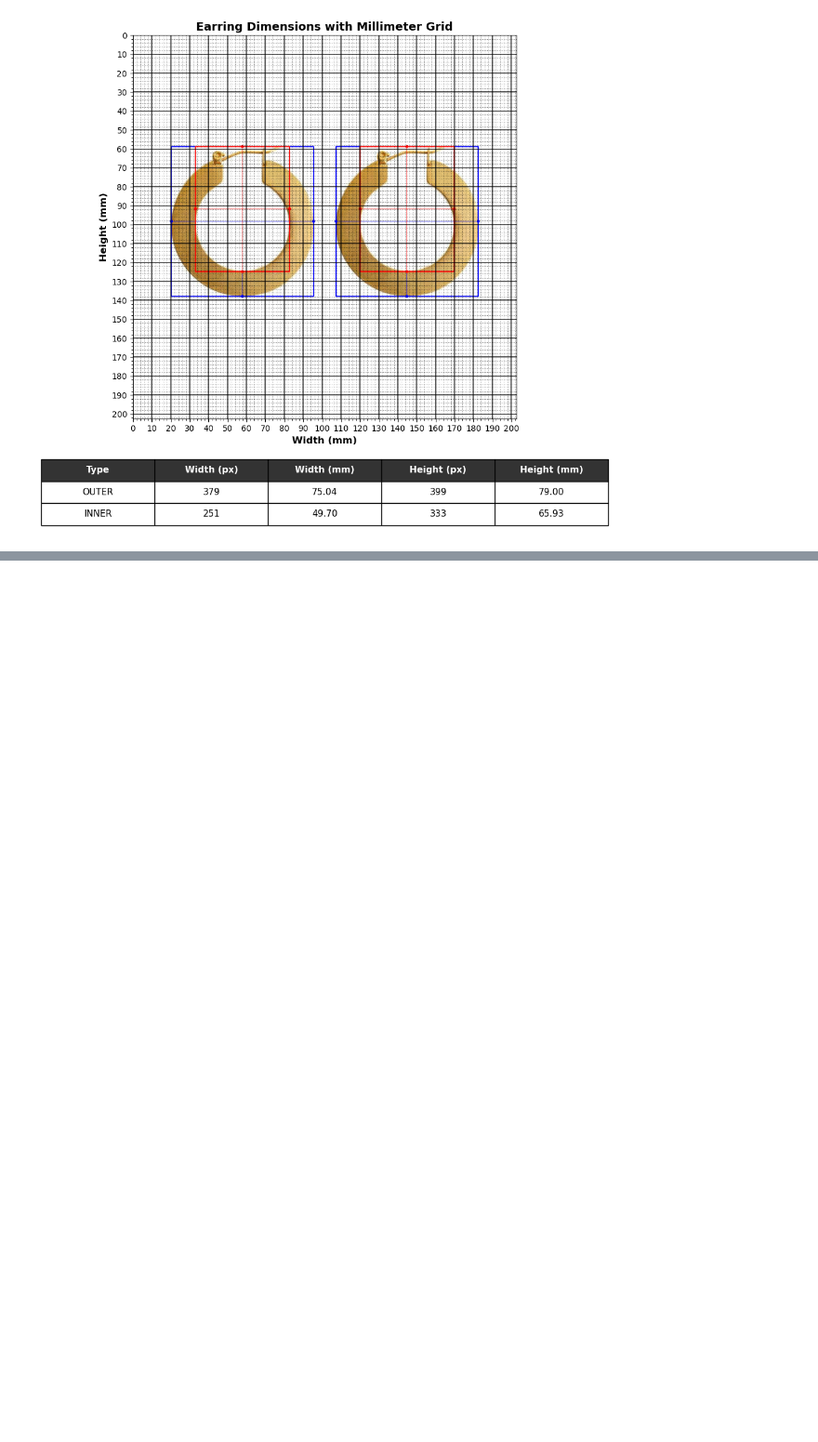
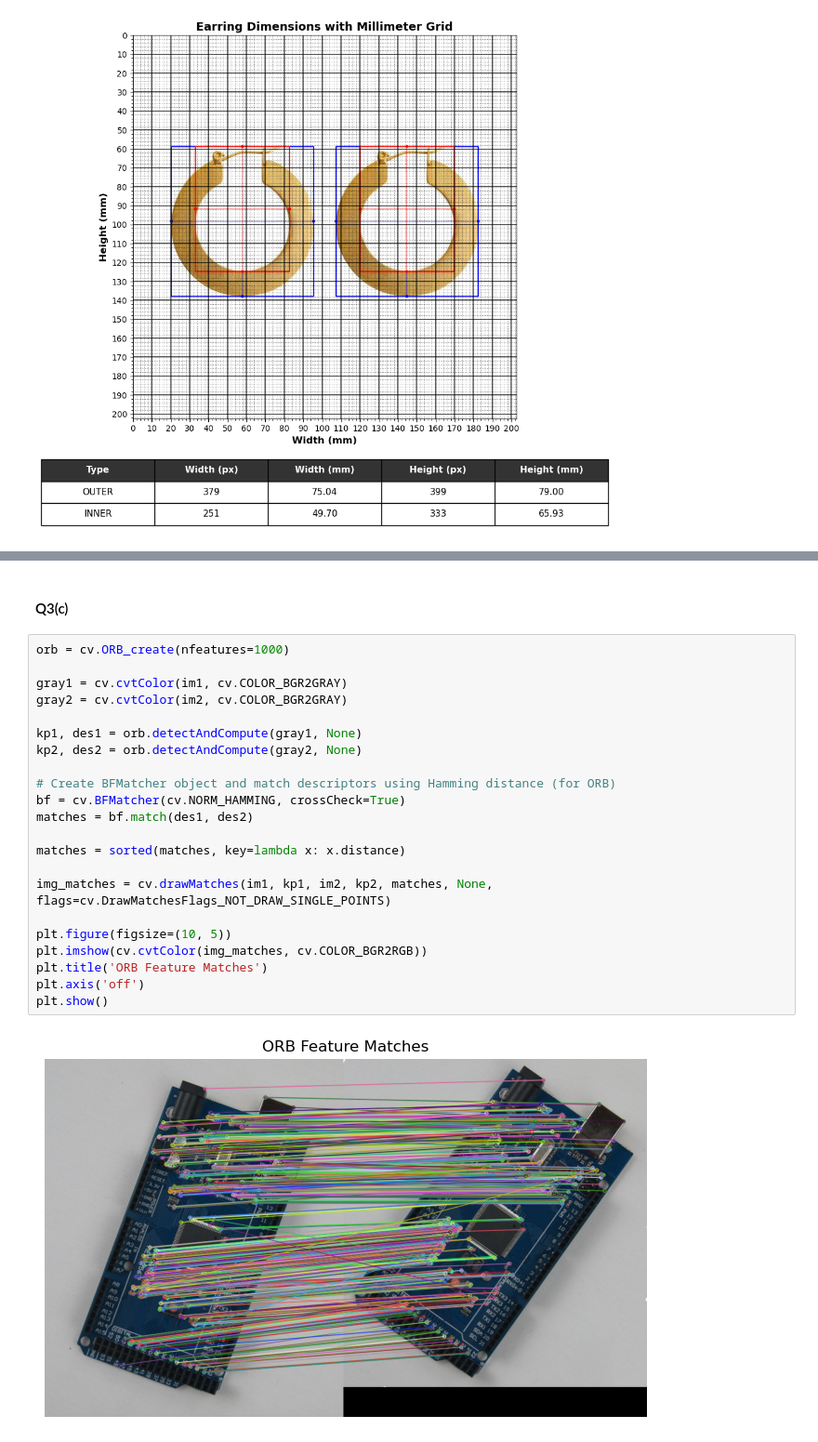
Before and after one commit to NNJ16/258784R_a02, a Jupyter notebook: 258784R_a02.ipynb, the cells around one changed output, grey strips where cells are left out. Shown at 93% size. Saved outputs shown, nothing was run; the diff lists cells and outputs as text; blank space fills up the shorter version.

```diff
--- a/258784R_a02.ipynb
+++ b/258784R_a02.ipynb
@@ -255,0 +367,26 @@ plt.show()
+# %% [markdown]
+#### Q3(c)
+# %%
+orb = cv.ORB_create(nfeatures=1000)
+
+gray1 = cv.cvtColor(im1, cv.COLOR_BGR2GRAY)
+gray2 = cv.cvtColor(im2, cv.COLOR_BGR2GRAY)
+
+kp1, des1 = orb.detectAndCompute(gray1, None)
+kp2, des2 = orb.detectAndCompute(gray2, None)
+
+# Create BFMatcher object and match descriptors using Hamming distance (for ORB)
+bf = cv.BFMatcher(cv.NORM_HAMMING, crossCheck=True)
+matches = bf.match(des1, des2)
+
+matches = sorted(matches, key=lambda x: x.distance)
+
+img_matches = cv.drawMatches(im1, kp1, im2, kp2, matches, None, flags=cv.DrawMatchesFlags_NOT_DRAW_SINGLE_POINTS)
+
+plt.figure(figsize=(10, 5))
+plt.imshow(cv.cvtColor(img_matches, cv.COLOR_BGR2RGB))
+plt.title('ORB Feature Matches')
+plt.axis('off')
+plt.show()
+# %% [output]
+[figure, added]
```
Also changed, not shown: parts of 4 cells of this notebook.
